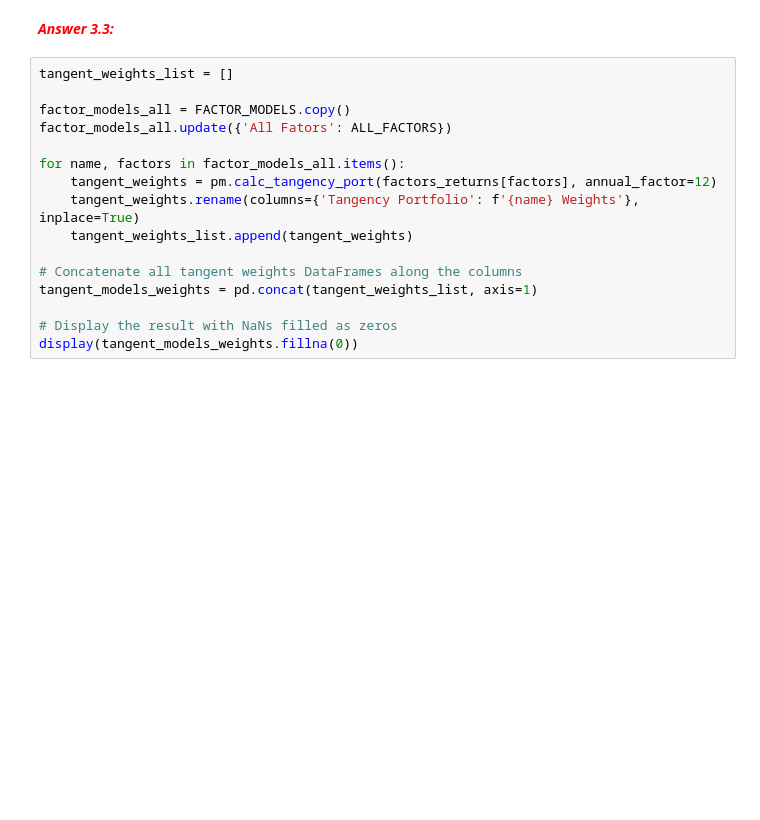
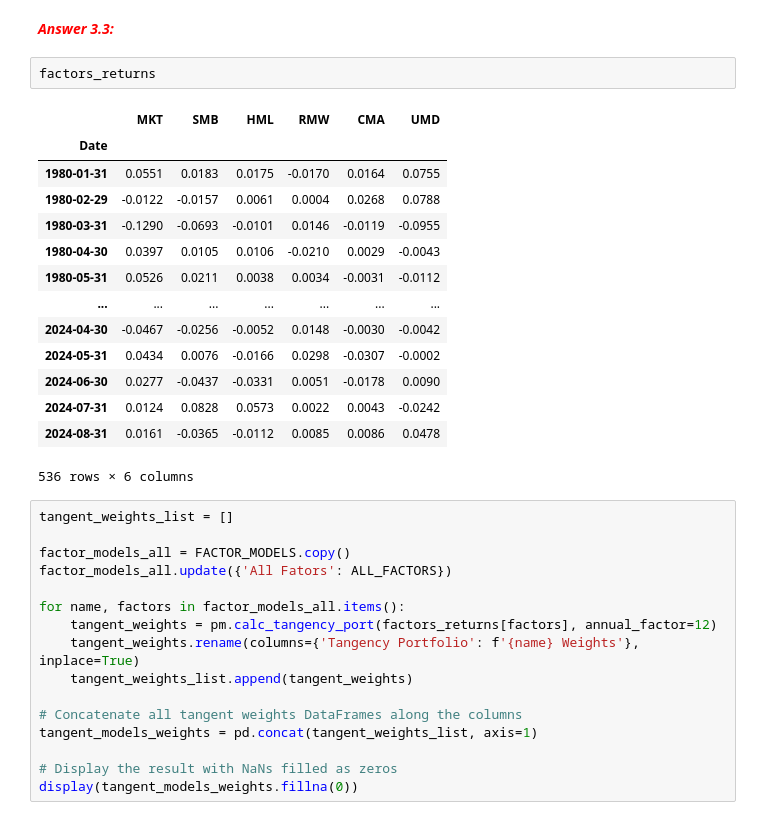
Before and after one commit to Scheffer888/finm-portfolio-2024, a Jupyter notebook: eduardo/Homework 5 - Fama French 5.ipynb, the cells around one changed output. Drawn from its saved outputs; the diff is of its cells as text; blank space fills up the shorter version.

```diff
--- a/eduardo/Homework 5 - Fama French 5.ipynb
+++ b/eduardo/Homework 5 - Fama French 5.ipynb
@@ -501,6 +501,23 @@ factor_models_mae_comparison
     - This shows that, CAPM is the model that least explain the expected returns on the assets.
 # %% [markdown]
 <span style="color:red">__*Answer 3.3:*__</span>
+# %%
+factors_returns
+# %% [output]
+|  | MKT | SMB | HML | RMW | CMA | UMD |
+| Date |  |  |  |  |  |  |
+| 1980-01-31 | 0.0551 | 0.0183 | 0.0175 | -0.0170 | 0.0164 | 0.0755 |
+| 1980-02-29 | -0.0122 | -0.0157 | 0.0061 | 0.0004 | 0.0268 | 0.0788 |
+| 1980-03-31 | -0.1290 | -0.0693 | -0.0101 | 0.0146 | -0.0119 | -0.0955 |
+| 1980-04-30 | 0.0397 | 0.0105 | 0.0106 | -0.0210 | 0.0029 | -0.0043 |
+| 1980-05-31 | 0.0526 | 0.0211 | 0.0038 | 0.0034 | -0.0031 | -0.0112 |
+| ... | ... | ... | ... | ... | ... | ... |
+| 2024-04-30 | -0.0467 | -0.0256 | -0.0052 | 0.0148 | -0.0030 | -0.0042 |
+| 2024-05-31 | 0.0434 | 0.0076 | -0.0166 | 0.0298 | -0.0307 | -0.0002 |
+| 2024-06-30 | 0.0277 | -0.0437 | -0.0331 | 0.0051 | -0.0178 | 0.0090 |
+| 2024-07-31 | 0.0124 | 0.0828 | 0.0573 | 0.0022 | 0.0043 | -0.0242 |
+| 2024-08-31 | 0.0161 | -0.0365 | -0.0112 | 0.0085 | 0.0086 | 0.0478 |
+536 rows × 6 columns
 # %%
 tangent_weights_list = []
 
```
Also changed, not shown: parts of 1 cell of this notebook, 15 other files.
